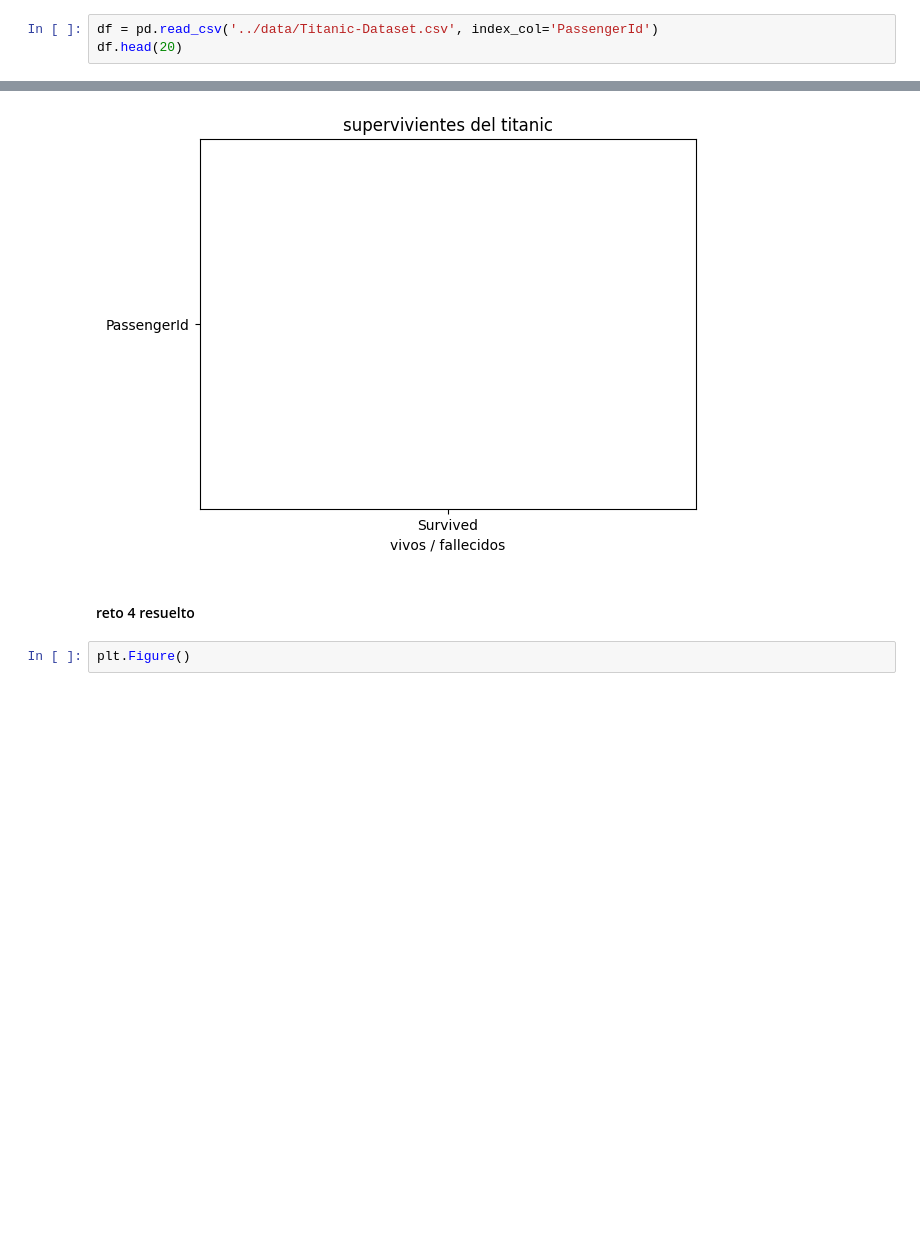
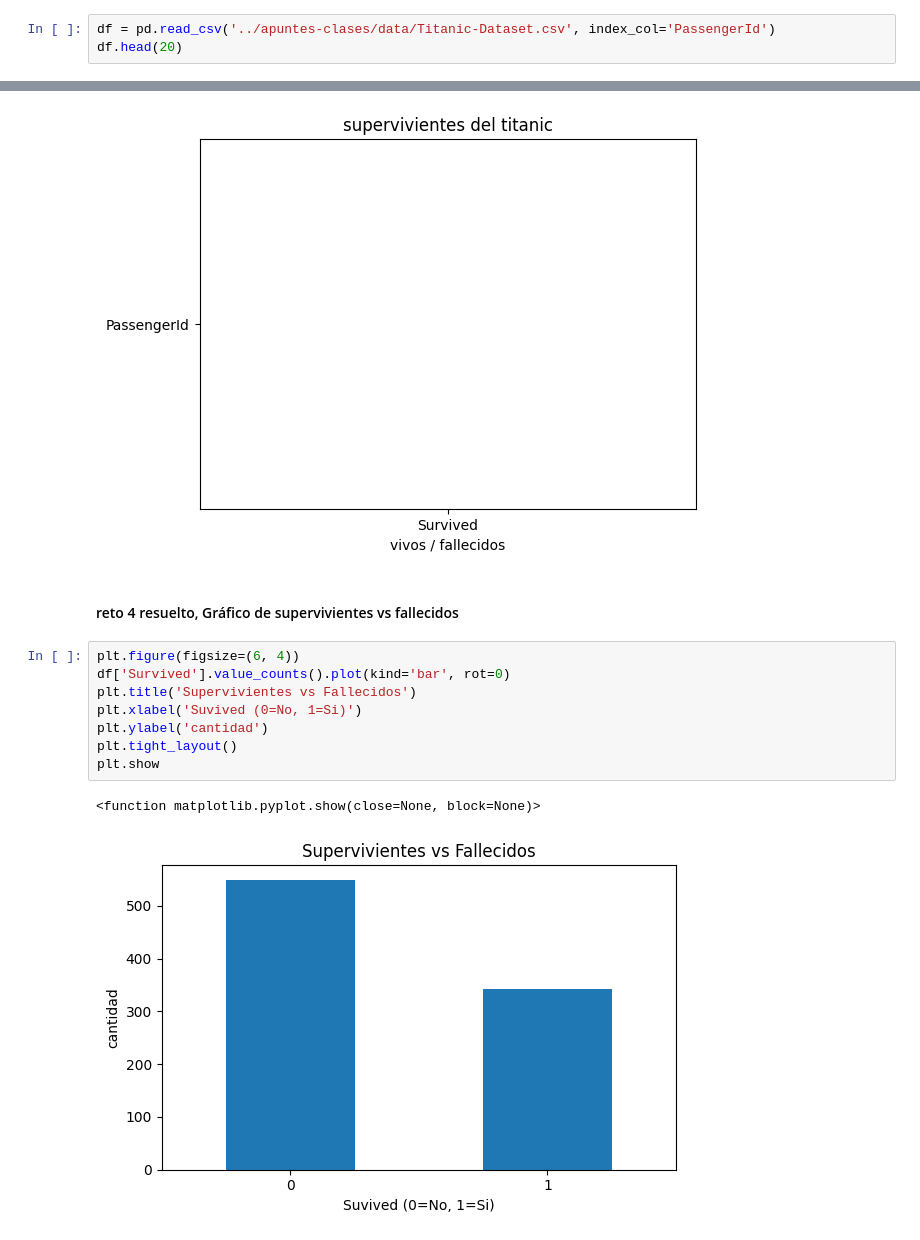
Before and after one commit to yerkoflores09/python-semestre-1, a Jupyter notebook: retos/titanic-reto4.ipynb, the cells around one changed output, grey strips where cells are left out. Saved outputs shown, nothing was run; the diff lists cells and outputs as text; blank space fills up the shorter version.

Commit message:
subiendo reto 4 corregido

```diff
--- a/apuntes-clases/unidad-4-apuntes-jupyter/titanic.ipynb
+++ b/retos/titanic-reto4.ipynb
@@ -5,7 +5,7 @@ import matplotlib.pyplot as plt
 # %% [markdown]
 #### cargar el dataset
 # %%
-df = pd.read_csv('../data/Titanic-Dataset.csv', index_col='PassengerId')
+df = pd.read_csv('../apuntes-clases/data/Titanic-Dataset.csv', index_col='PassengerId')
 df.head(20)
 # %% [output]
 |  | Survived | Pclass | Name | Sex | Age | SibSp | Parch | Ticket | Fare | Cabin | ... |
@@ -133,6 +133,15 @@ plt.show
 <function matplotlib.pyplot.show(close=None, block=None)>
 [figure]
 # %% [markdown]
-#### reto 4 resuelto
+#### reto 4 resuelto, Gráfico de supervivientes vs fallecidos
 # %%
-plt.Figure()
+plt.figure(figsize=(6, 4))
+df['Survived'].value_counts().plot(kind='bar', rot=0)
+plt.title('Supervivientes vs Fallecidos')
+plt.xlabel('Suvived (0=No, 1=Si)')
+plt.ylabel('cantidad')
+plt.tight_layout()
+plt.show
+# %% [output]
+<function matplotlib.pyplot.show(close=None, block=None)>
+[figure, added]
```
Also changed, not shown: 1 other file.
